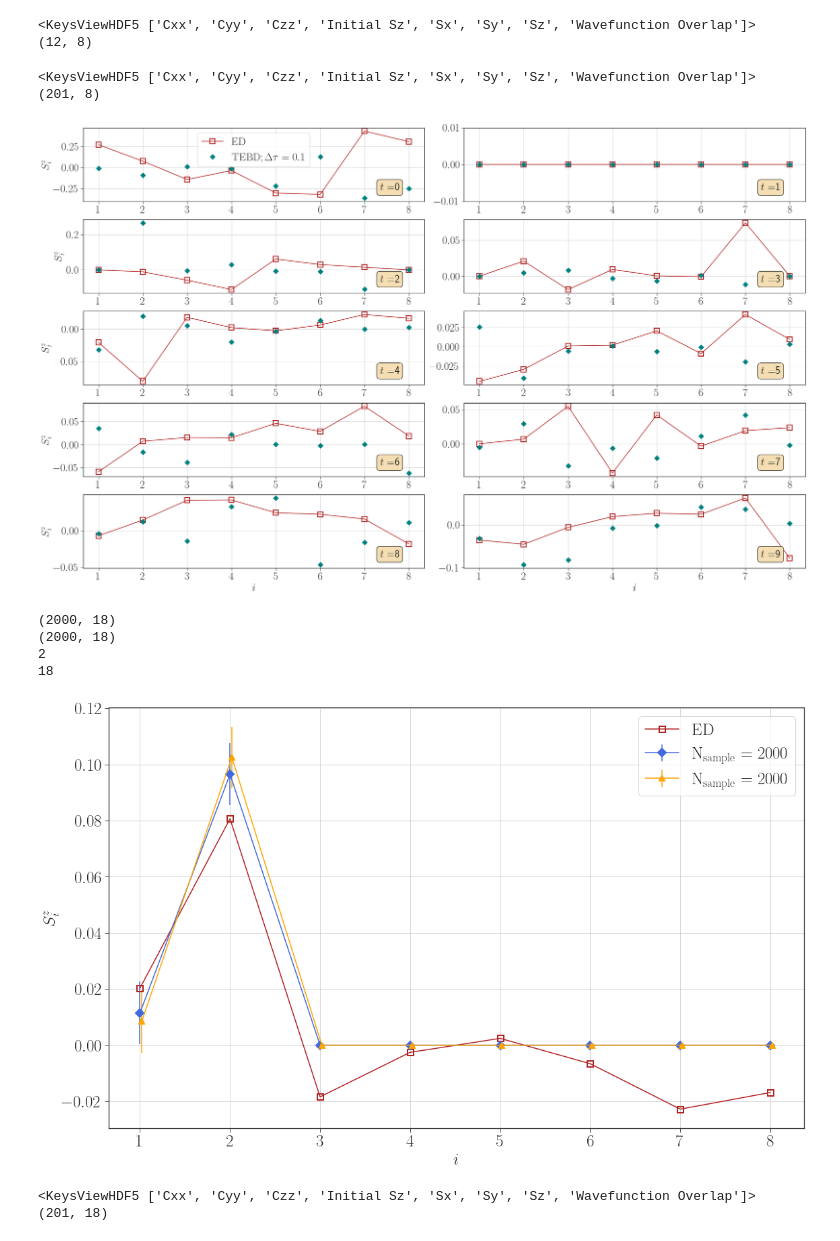
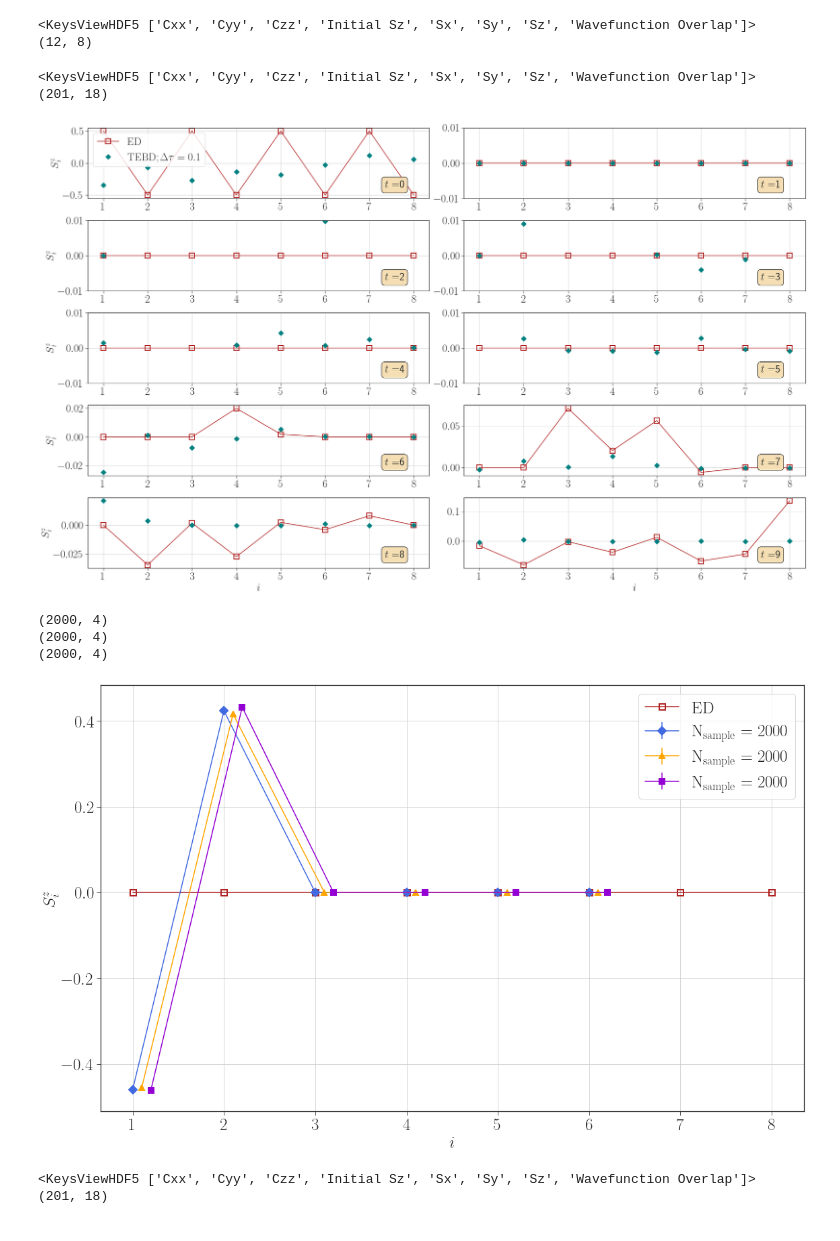
Before and after one commit to xiaobo-23/EntangledLightConeSampling, a Jupyter notebook: HQA_Data_Analysis.ipynb, the cells around one changed output. Saved outputs shown, nothing was run; the diff lists cells and outputs as text; code cells hidden in the pictures.

```diff
--- a/HQA_Data_Analysis.ipynb
+++ b/HQA_Data_Analysis.ipynb
@@ -466,15 +466,15 @@ def data_extrapolation(file_name, label):
     print(tmp_Sz.shape)
     return tmp_Sz
 # %%
-Sz_ED = data_extrapolation("Data/ED_N8_h0.2_Iteration12_Random.h5", "Sz")
+Sz_ED = data_extrapolation("Data/ED_N8_h0.2_Iteration12_AFM.h5", "Sz")
 # %% [output]
 <KeysViewHDF5 ['Cxx', 'Cyy', 'Czz', 'Initial Sz', 'Sx', 'Sy', 'Sz', 'Wavefunction Overlap']>
 (12, 8)
 # %%
-Sz_TEBD = data_extrapolation("Data/TEBD_N8_h0.2_tau0.1_T20.0_X+-.h5", "Sz")
+Sz_TEBD = data_extrapolation("Data/TEBD_N18_h0.2_tau0.1_T20.0_Random.h5", "Sz")
 # %% [output]
 <KeysViewHDF5 ['Cxx', 'Cyy', 'Czz', 'Initial Sz', 'Sx', 'Sy', 'Sz', 'Wavefunction Overlap']>
-(201, 8)
+(201, 18)
 # %%
 '''
     Analyze the \Delta\tau dependence of real-time dynamics for the kicked Ising model
@@ -488,35 +488,35 @@ for ind in range(10):
     ind1 = ind // 2
     ind2 = ind % 2
     ax = fig.add_subplot(spec[ind1, ind2])
     ax.plot(np.arange(1, 9), Sz_ED[ind, :].real, color = 'firebrick', marker = 's', markersize = 12, \
          markeredgecolor = 'firebrick', markerfacecolor = 'none', markeredgewidth = 2, label = r'$\rm ED$')
-    ax.plot(np.arange(1, 9), Sz_TEBD[10 * ind, :].real, linestyle = "", color = 'teal', marker = 'D', markersize = 9, \
+    ax.plot(np.arange(1, 9), Sz_TEBD[10 * ind, : 8].real, linestyle = "", color = 'teal', marker = 'D', markersize = 9, \
          markeredgecolor = 'teal', markeredgewidth = 1, label = r'$\rm TEBD; \Delta\tau = 0.1$')
 
     if max(abs(Sz_ED[ind, :])) < 1E-8:
         ax.set_ylim(-0.01, 0.01)
 
     if ind == 0:
         ax.legend(frameon = True, fontsize = 25, ncol = 1)
 
     if ind2 == 0:
         ax.set_ylabel(r'$S^{z}_{i}$', fontsize = 25)
 
 #     ax.set_ylim(-0.2, 0.3)
 #     if max(abs(Sz_ED[ind, :])) < 1E-8:
 #         ax.set_ylim(-1E-8, 1E-8)
 
     ax.tick_params(axis = "both", which = "major", labelsize = 25)
     ax.text(.87, .15, r'$t = $' + str(ind), \
             transform = ax.transAxes, fontsize = 25, bbox = dict(boxstyle = "round", facecolor = 'wheat', alpha = 1.0))
     ax.grid()
 
     if ind1 == 4:
         ax.set_xlabel(r'$i$', fontsize = 25)
 
 # plt.savefig('Figures/Kicked_Ising_h0.2_TEBD_ED_Benchmark_Sz_Longitudinal_Only_Random_QN_Link2.pdf')
 # %% [output]
-[figure, old version]
+[figure, new version]
 # %%
 '''
     A simple function to extrapolate data from HDF5 file
@@ -539,20 +539,20 @@ def data_extrapolation_sample(file_name, label):
 '''
 
 Sz_ave, Sz_err = [], []
-path = "Data/holoQUADS_Circuit_N18_h0.2_T3.0_Measure2000_Random_"
+path = "Data/holoQUADS_Circuit_N4_h0.2_T1.0_Measure2000_AFM_Correction"
 handle = "Sz"
 
-for ind in range(2):
-    tmp_path = path + "Test" + str(ind + 1) + ".h5"
+for ind in range(3):
+    tmp_path = path + str(ind + 1) + ".h5"
+    # tmp_path = path + "Test" + str(ind + 1) + ".h5"
     tmp_ave, tmp_err = data_extrapolation_sample(tmp_path, handle)
     Sz_ave.append(tmp_ave); Sz_err.append(tmp_err)
 
-print(len(Sz_ave)); print(len(Sz_ave[0]))
+# print(len(Sz_ave)); print(len(Sz_ave[0]))
 # %% [output]
-(2000, 18)
-(2000, 18)
-2
-18
+(2000, 4)
+(2000, 4)
+(2000, 4)
 # %%
 '''
     Benchmark holoQUADS circuit against ED and TEBD codes using Sz
@@ -567,12 +567,16 @@ color = ['royalblue', 'orange', 'darkviolet', 'teal', 'coral']
 marker = ['D', '^', 's', 'o', '>']
 label = [r'$\rm N_{sample} = 2000$' for ind in range(5)]
 
-for ind in range(2):
-    ax1.errorbar(np.arange(1, 9) + 0.02 * ind, Sz_ave[ind][ : 8], yerr = Sz_err[ind][ : 8], color = color[ind], marker = marker[ind], markersize = 8, \
+for ind in range(3):
+    ax1.errorbar(np.arange(1, 5) + 0.1 * ind, Sz_ave[ind][ : 8], yerr = Sz_err[ind][ : 8], color = color[ind], marker = marker[ind], markersize = 8, \
                  markeredgecolor = color[ind], markeredgewidth = 2, label = label[ind])
 
 ax1.plot(np.arange(1, 9), Sz_ED[3, :], color = 'firebrick', marker = 's', markersize = 9, \
      markeredgecolor = 'firebrick', markerfacecolor = 'none', markeredgewidth = 2, label = r'$\rm ED$')
+# ax1.plot(np.arange(1, 19), Sz_TEBD[80, :], color = 'firebrick', marker = 's', markersize = 9, \
+#      markeredgecolor = 'firebrick', markerfacecolor = 'none', markeredgewidth = 2, label = r'$\rm ED$')
+# ax1.plot(np.arange(1, 9), Sz_ED[8, :], color = 'firebrick', marker = 's', markersize = 9, \
+#      markeredgecolor = 'firebrick', markerfacecolor = 'none', markeredgewidth = 2, label = r'$\rm ED$')
 
 # ax1.plot(np.arange(1, 9), np.array(h5py.File("Data/ED_N8_h0.2_Iteration12_Random1.h5")["Initial Sz"]).real, \
 #          marker = ">", markersize = 6, color = "teal", linestyle = "", label = r'$\rm ED \;\; Initialization$')
@@ -583,12 +587,12 @@ ax1.set_xlabel(r'$i$', fontsize = 25)
 ax1.set_ylabel(r'$S^{z}_{i}$', fontsize = 25)
 # ax1.set_xticks(np.arange(1, 9))
 # ax1.set_xlim(.97, 2.1)
-# ax1.set_ylim(-.1, .1)
+# ax1.set_ylim(-.1, .5)
 ax1.tick_params(axis = "both", which = "major", labelsize = 25)
 ax1.legend(frameon = True, fontsize = 25)
 ax1.grid()
 
 # plt.savefig('Figures/Kick_Ising_holoQUADS_Benchmark_Random_h0.2_t=3_Sz_Random2.pdf')
 # %% [output]
-[figure, old version]
+[figure, new version]
 # %%
```
Also changed, not shown: parts of 2 cells of this notebook, 3 other files.
